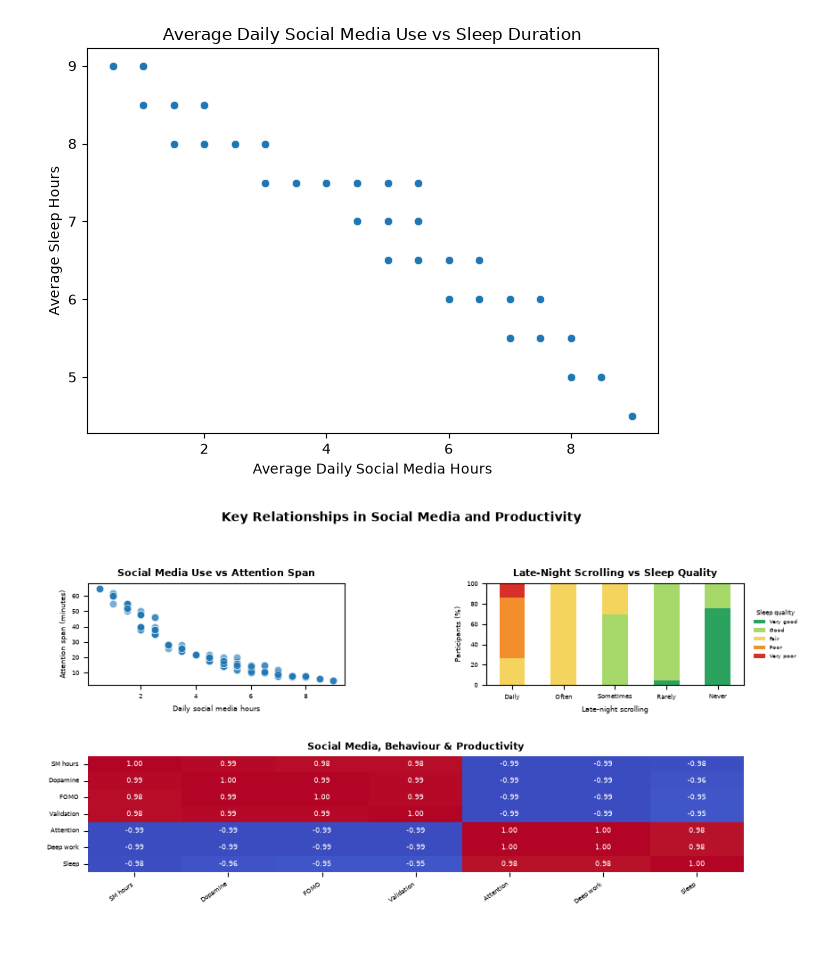
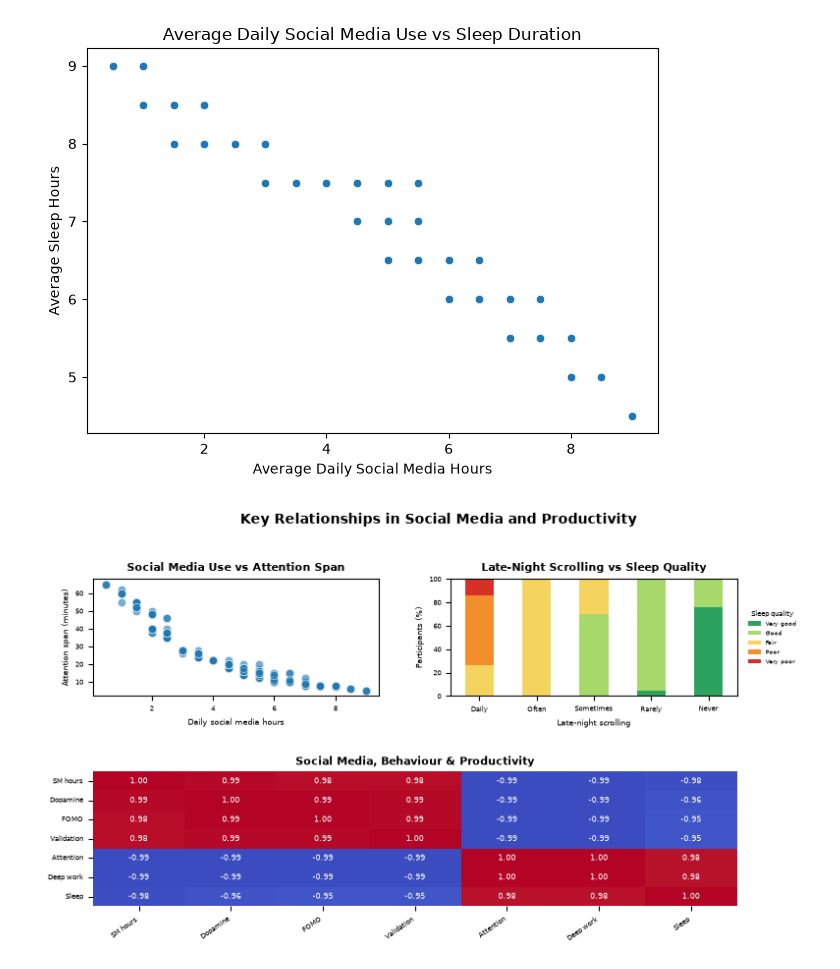
Before and after one commit to Mirari-ie/Infovis2627-Group6, a Jupyter notebook: EDA_ale con imagen conjunta.ipynb, the cells around one changed output. Drawn from its saved outputs; the diff is of its cells as text; code cells hidden in the pictures; blank space fills up the shorter version.

```diff
--- a/EDA_ale con imagen conjunta.ipynb
+++ b/EDA_ale con imagen conjunta.ipynb
@@ -459,15 +459,11 @@ import pandas as pd
 
 fig = plt.figure(figsize=(8, 4.5), dpi=100)
 
-# 2x2 layout:
-# - Top left: Social Media Use vs Attention Span
-# - Top right: Late-Night Scrolling vs Sleep Quality
-# - Bottom: Heatmap
 gs = fig.add_gridspec(
     2, 2,
     height_ratios=[1, 1.15],
-    hspace=0.65,
-    wspace=0.55
+    hspace=0.60,
+    wspace=0.25
 )
 
 ax1 = fig.add_subplot(gs[0, 0])
@@ -516,8 +512,6 @@ sleep_quality_by_scrolling = pd.crosstab(
     normalize="index"
 ) * 100
 
-# Keep the order:
-# Very good -> Good -> Fair -> Poor -> Very poor
 quality_order = [
     "Very good",
     "Good",
@@ -526,8 +520,6 @@ quality_order = [
     "Very poor"
 ]
 
-# Keep the order:
-# Daily -> Often -> Sometimes -> Rarely -> Never
 late_night_order = [
     "Daily",
     "Often",
@@ -542,7 +534,7 @@ sleep_quality_by_scrolling = sleep_quality_by_scrolling.reindex(
     fill_value=0
 )
 
-# Green -> red gradient
+# Green -> red
 quality_colors = [
     "#2ca25f",
     "#a6d96a",
@@ -581,7 +573,7 @@ ax2.set_xticklabels(
     rotation=0
 )
 
-# Legend to the RIGHT of the graph, vertically
+# Legend to the right
 ax2.legend(
     title="Sleep quality",
     labels=quality_order,
@@ -595,7 +587,6 @@ ax2.legend(
 
 # =========================================================
 # 3. Social Media, Behaviour & Productivity
-#    Spearman correlation heatmap
 # =========================================================
 
 variables_numeric = [
@@ -628,7 +619,6 @@ ax3.set_title(
     pad=5
 )
 
-# Shorter labels for readability
 short_labels = [
     "SM hours",
     "Dopamine",
@@ -657,37 +647,37 @@ ax3.set_yticklabels(
 # Main title
 # =========================================================
 
 fig.suptitle(
     "Key Relationships in Social Media and Productivity",
     fontsize=10,
     fontweight="bold",
-    y=0.98
+    y=0.97
 )
 
 
 # =========================================================
-# Final layout
+# Layout
 # =========================================================
 
 plt.subplots_adjust(
-    top=0.80,
+    top=0.82,
     bottom=0.08,
     left=0.06,
-    right=0.98,
-    hspace=0.65,
-    wspace=0.55
+    right=0.88,     # Leave space for the legend
+    hspace=0.60,
+    wspace=0.25     # Bring the top graphs closer together
 )
 
 
 # =========================================================
 # Save EXACTLY as 800 x 450 pixels
 # =========================================================
 
 plt.savefig(
     "task01.png",
     dpi=100
 )
 
 plt.show()
 # %% [output]
-[figure, old version]
+[figure, new version]
```
Also changed, not shown: 1 other file.
